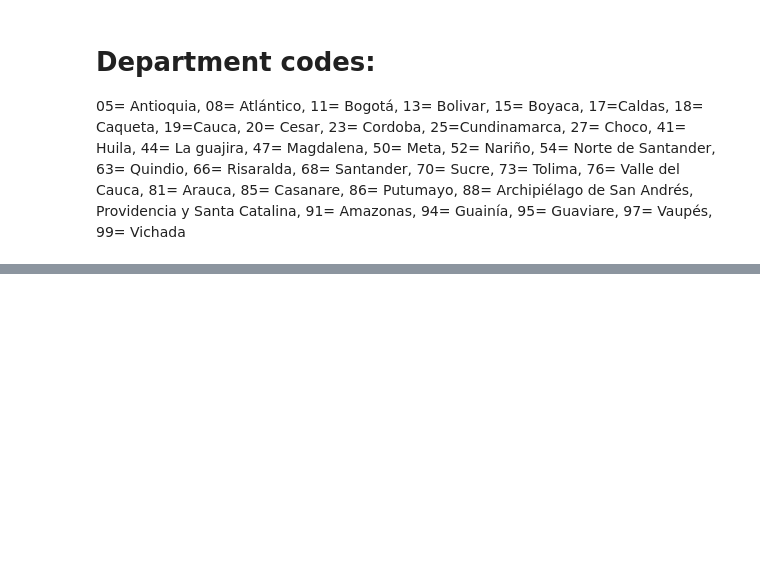
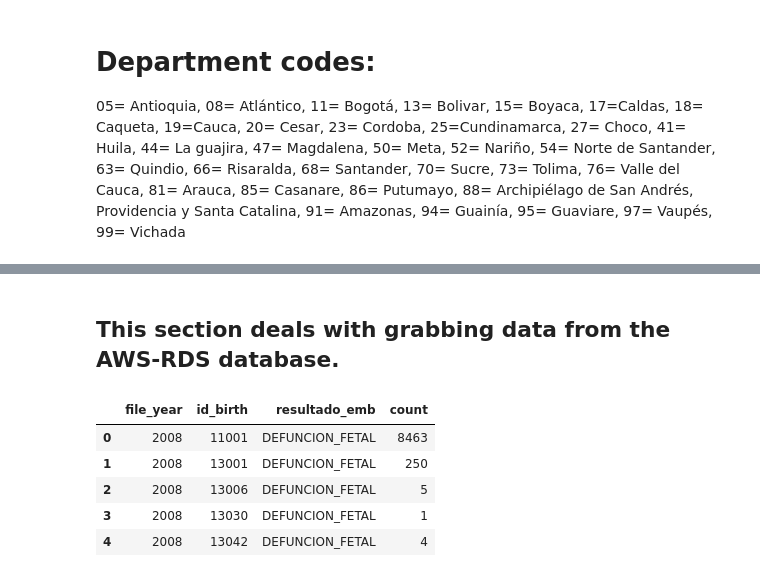
Before and after one commit to PedroOspina17/DS4A, a Jupyter notebook: Notebooks/Andres_EDA.ipynb, the cells around one changed output, grey strips where cells are left out. Saved outputs shown, nothing was run; the diff lists cells and outputs as text; code cells hidden in the pictures; blank space fills up the shorter version.

```diff
--- a/Notebooks/Andres_EDA.ipynb
+++ b/Notebooks/Andres_EDA.ipynb
@@ -382,0 +542,2 @@ df_dpt
+# %% [markdown]
+## This section deals with grabbing data from the AWS-RDS database.
@@ -382,0 +552,15 @@ df_dpt
+# %%
+#This will be used when building the app
+q = """SELECT file_year, id_birth ,resultado_emb, count(*) FROM eevv
+GROUP BY file_year, resultado_emb, id_birth
+"""
+
+df = runQuery(q)
+df.head()
+# %% [output]
+|  | file_year | id_birth | resultado_emb | count |
+| 0 | 2008 | 11001 | DEFUNCION_FETAL | 8463 |
+| 1 | 2008 | 13001 | DEFUNCION_FETAL | 250 |
+| 2 | 2008 | 13006 | DEFUNCION_FETAL | 5 |
+| 3 | 2008 | 13030 | DEFUNCION_FETAL | 1 |
+| 4 | 2008 | 13042 | DEFUNCION_FETAL | 4 |
```
Also changed, not shown: parts of 30 cells of this notebook, 36 other files.
